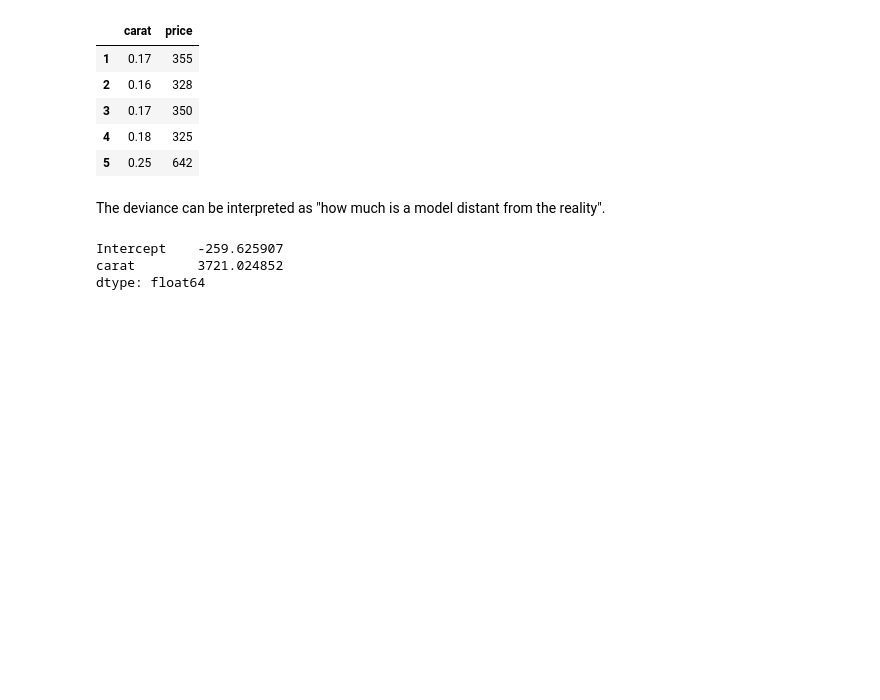
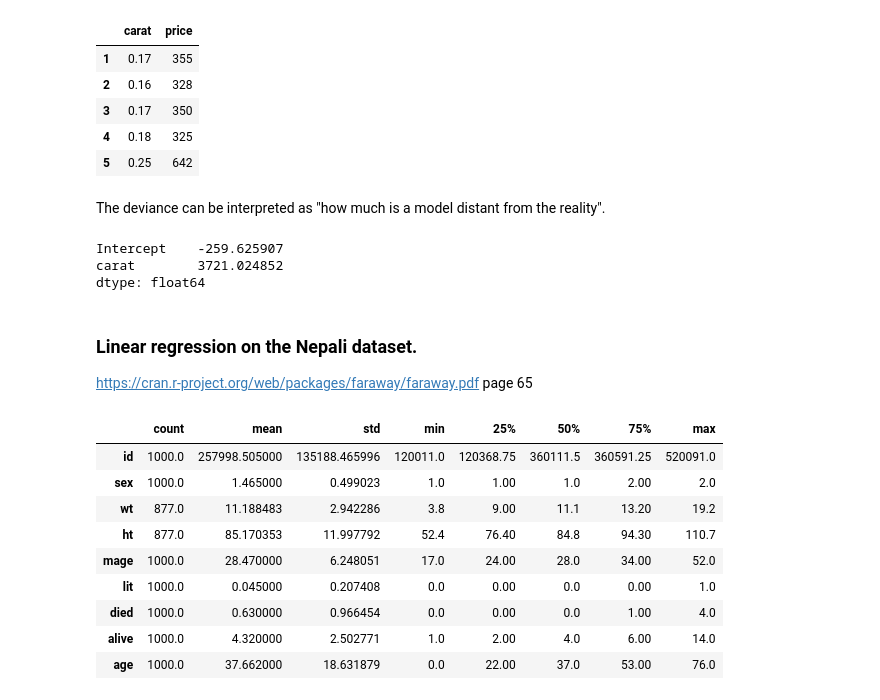
Before and after one commit to bebosudo/ML-DA, a Jupyter notebook: 20171012/regression_models.ipynb, the cells around one changed output. Saved outputs shown, nothing was run; the diff lists cells and outputs as text; code cells hidden in the pictures; blank space fills up the shorter version.

```diff
--- a/20171012/regression_models.ipynb
+++ b/20171012/regression_models.ipynb
@@ -91,3 +91,7 @@ lm.params
 Intercept    -259.625907
 carat        3721.024852
 dtype: float64
+# %% [markdown]
+### Linear regression on the Nepali dataset.
+
+https://cran.r-project.org/web/packages/faraway/faraway.pdf page 65
@@ -93,0 +101,14 @@ dtype: float64
+# %%
+nepali_df = pd.read_csv("https://raw.githubusercontent.com/ferdas/faraway_csv/d2ac718a8137/datasets/nepali.csv", index_col=0)
+nepali_df.describe().transpose()
+# %% [output]
+|  | count | mean | std | min | 25% | 50% | 75% | max |
+| id | 1000.0 | 257998.505000 | 135188.465996 | 120011.0 | 120368.75 | 360111.5 | 360591.25 | 520091.0 |
+| sex | 1000.0 | 1.465000 | 0.499023 | 1.0 | 1.00 | 1.0 | 2.00 | 2.0 |
+| wt | 877.0 | 11.188483 | 2.942286 | 3.8 | 9.00 | 11.1 | 13.20 | 19.2 |
+| ht | 877.0 | 85.170353 | 11.997792 | 52.4 | 76.40 | 84.8 | 94.30 | 110.7 |
+| mage | 1000.0 | 28.470000 | 6.248051 | 17.0 | 24.00 | 28.0 | 34.00 | 52.0 |
+| lit | 1000.0 | 0.045000 | 0.207408 | 0.0 | 0.00 | 0.0 | 0.00 | 1.0 |
+| died | 1000.0 | 0.630000 | 0.966454 | 0.0 | 0.00 | 0.0 | 1.00 | 4.0 |
+| alive | 1000.0 | 4.320000 | 2.502771 | 1.0 | 2.00 | 4.0 | 6.00 | 14.0 |
+| age | 1000.0 | 37.662000 | 18.631879 | 0.0 | 22.00 | 37.0 | 53.00 | 76.0 |
```
Also changed, not shown: parts of 6 cells of this notebook.
